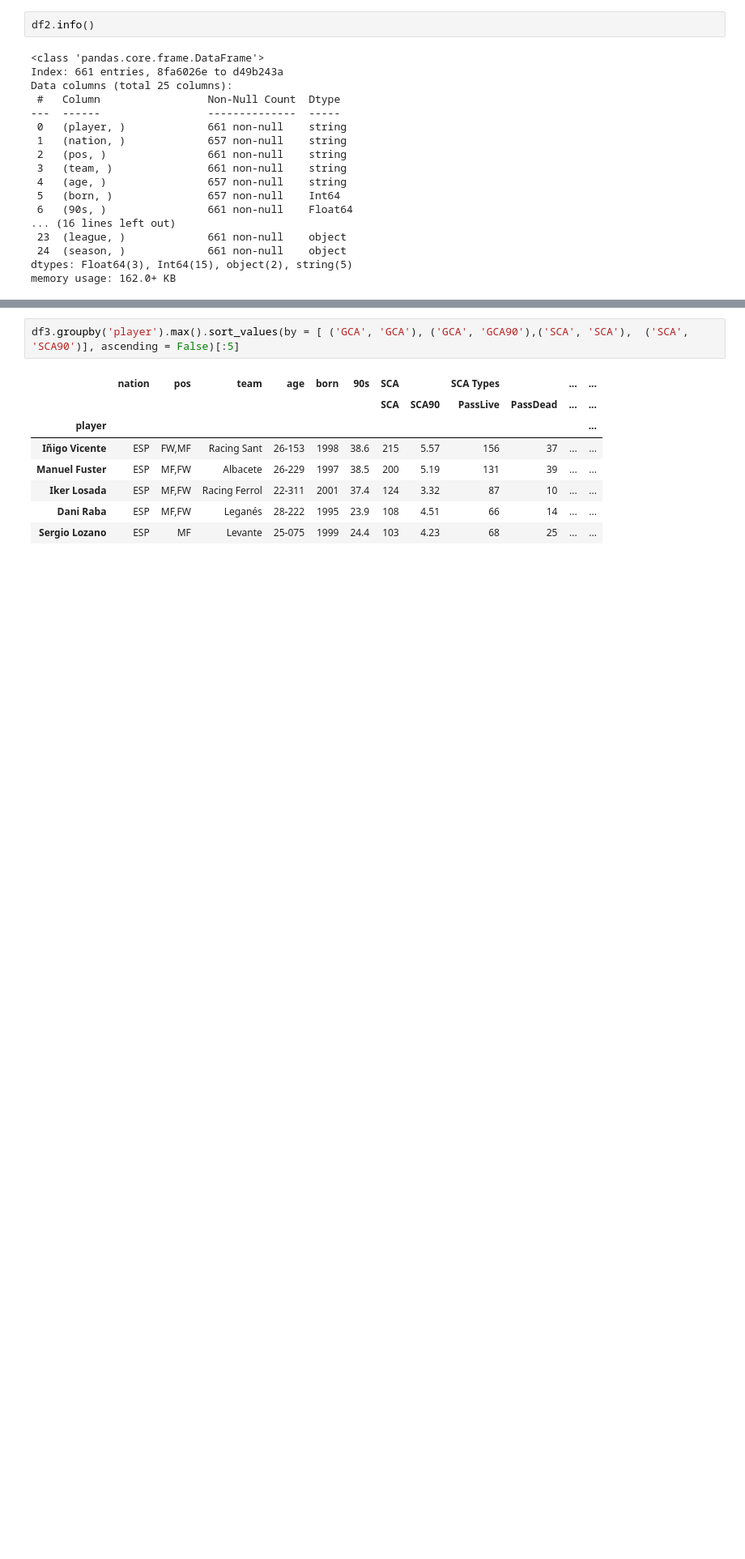
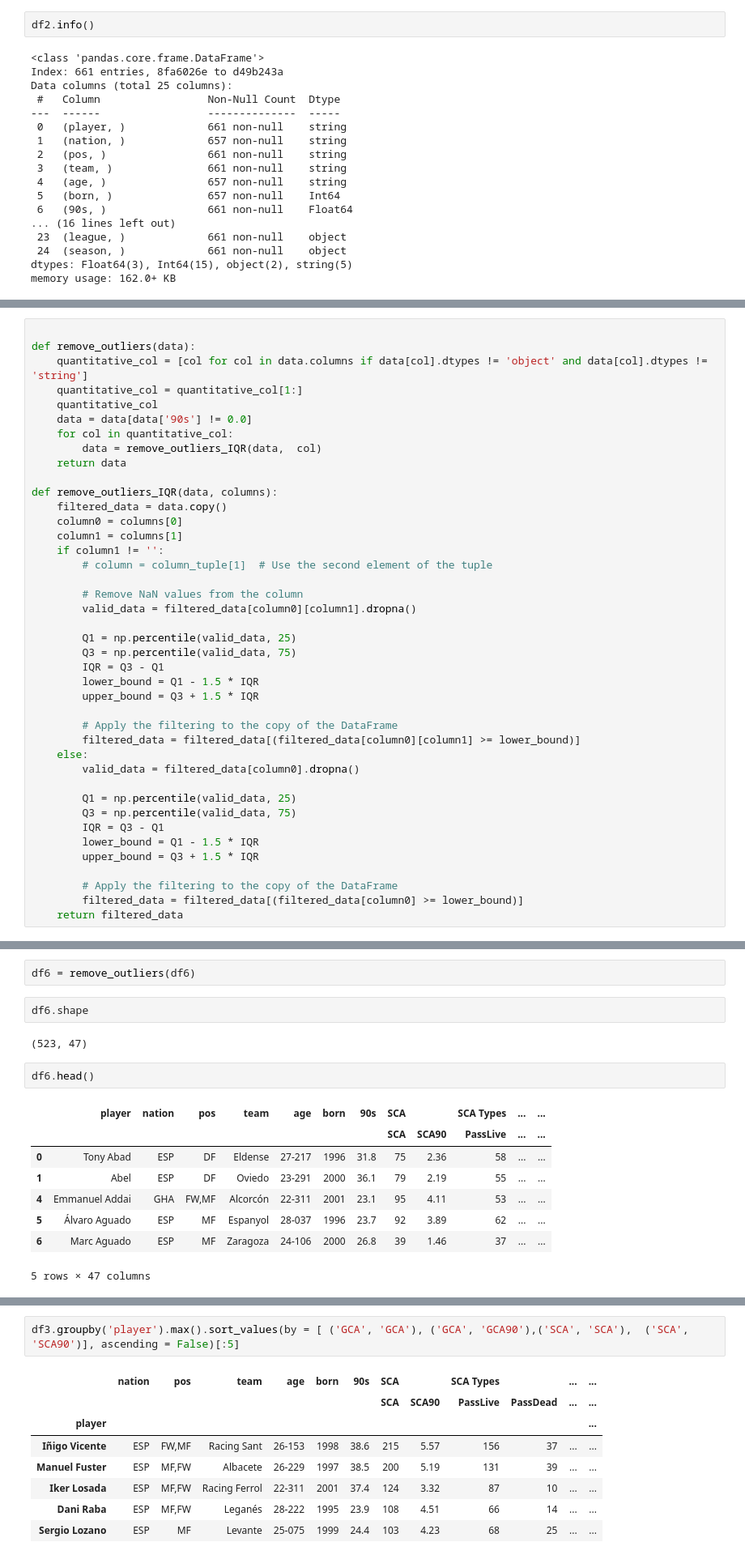
Before and after one commit to PTIT-D22KH/fbref-experimenting, a Jupyter notebook: fbref-players/spanish-segunda/spanish-segunda.ipynb, the cells around one changed output, grey strips where cells are left out. Shown at 81% size. Cells and saved outputs as stored; diff of their text form; blank space fills up the shorter version.

```diff
--- a/fbref-players/spanish-segunda/spanish-segunda.ipynb
+++ b/fbref-players/spanish-segunda/spanish-segunda.ipynb
@@ -230,0 +223,41 @@ df3.shape
+# %%
+
+def remove_outliers(data):
+    quantitative_col = [col for col in data.columns if data[col].dtypes != 'object' and data[col].dtypes != 'string']
+    quantitative_col = quantitative_col[1:]
+    quantitative_col
+    data = data[data['90s'] != 0.0]
+    for col in quantitative_col:
+        data = remove_outliers_IQR(data,  col)
+    return data
+
+def remove_outliers_IQR(data, columns):
+    filtered_data = data.copy()
+    column0 = columns[0]
+    column1 = columns[1]
+    if column1 != '':
+        # column = column_tuple[1]  # Use the second element of the tuple
+
+        # Remove NaN values from the column
+        valid_data = filtered_data[column0][column1].dropna()
+
+        Q1 = np.percentile(valid_data, 25)
+        Q3 = np.percentile(valid_data, 75)
+        IQR = Q3 - Q1
+        lower_bound = Q1 - 1.5 * IQR
+        upper_bound = Q3 + 1.5 * IQR
+
+        # Apply the filtering to the copy of the DataFrame
+        filtered_data = filtered_data[(filtered_data[column0][column1] >= lower_bound)]
+    else:
+        valid_data = filtered_data[column0].dropna()
+
+        Q1 = np.percentile(valid_data, 25)
+        Q3 = np.percentile(valid_data, 75)
+        IQR = Q3 - Q1
+        lower_bound = Q1 - 1.5 * IQR
+        upper_bound = Q3 + 1.5 * IQR
+
+        # Apply the filtering to the copy of the DataFrame
+        filtered_data = filtered_data[(filtered_data[column0] >= lower_bound)]
+    return filtered_data
@@ -230,0 +279,17 @@ df3.shape
+# %%
+df6 = remove_outliers(df6)
+# %%
+df6.shape
+# %% [output]
+(523, 47)
+# %%
+df6.head()
+# %% [output]
+|  | player | nation | pos | team | age | born | 90s | SCA |  | SCA Types | ... | ... |
+|  |  |  |  |  |  |  |  | SCA | SCA90 | PassLive | ... | ... |
+| 0 | Tony Abad | ESP | DF | Eldense | 27-217 | 1996 | 31.8 | 75 | 2.36 | 58 | ... | ... |
+| 1 | Abel | ESP | DF | Oviedo | 23-291 | 2000 | 36.1 | 79 | 2.19 | 55 | ... | ... |
+| 4 | Emmanuel Addai | GHA | FW,MF | Alcorcón | 22-311 | 2001 | 23.1 | 95 | 4.11 | 53 | ... | ... |
+| 5 | Álvaro Aguado | ESP | MF | Espanyol | 28-037 | 1996 | 23.7 | 92 | 3.89 | 62 | ... | ... |
+| 6 | Marc Aguado | ESP | MF | Zaragoza | 24-106 | 2000 | 26.8 | 39 | 1.46 | 37 | ... | ... |
+5 rows × 47 columns
```
Also changed, not shown: parts of 15 cells of this notebook.
